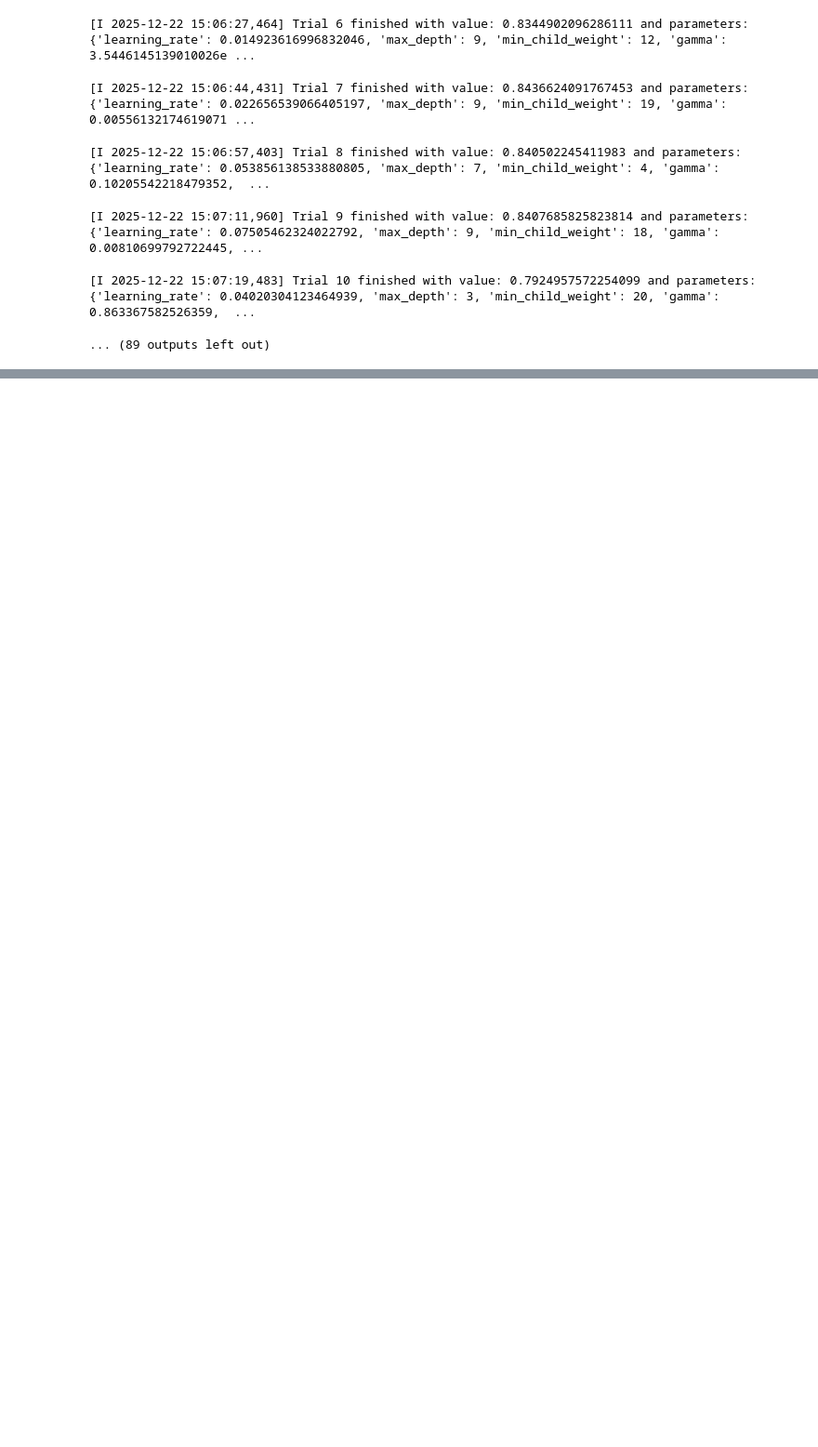
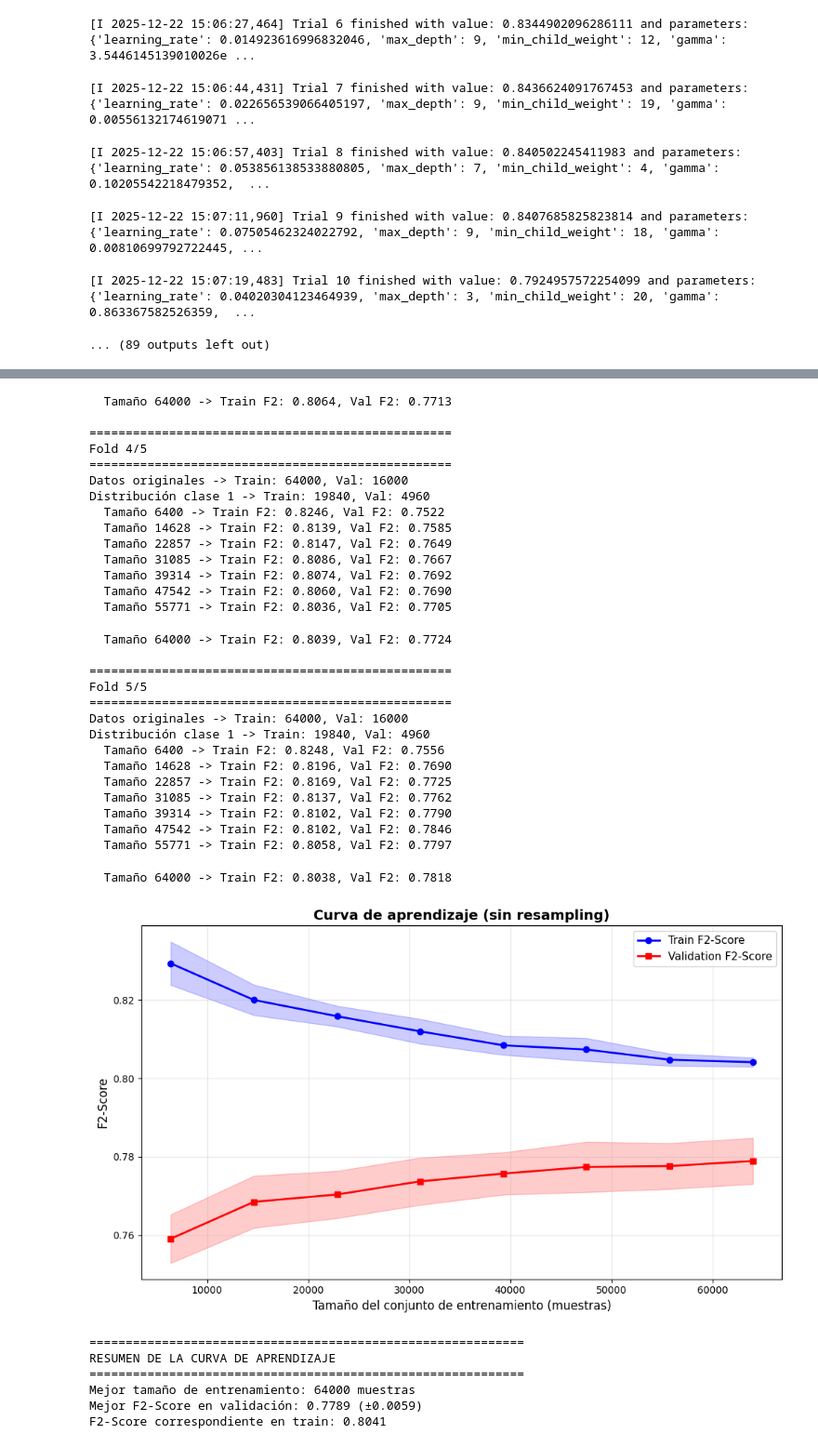
Before and after one commit to HadrianC-hub/Machine-Learning-Project, a Jupyter notebook: src/probl1_xgboost.ipynb, the cells around one changed output, grey strips where cells are left out. Shown: that part at 93% size. Saved outputs shown, nothing was run; the diff lists cells and outputs as text; code cells hidden in the pictures; blank space fills up the shorter version.

```diff
--- a/src/probl1_xgboost.ipynb
+++ b/src/probl1_xgboost.ipynb
@@ -80,0 +237,22 @@ study.optimize(lambda trial: objective(trial, X_train, y_train), n_trials=100, s
+# %%
+top_trials = study.trials_dataframe().sort_values("value", ascending=False).head(3)
+
+models_to_combine = []
+for i, (idx, row) in enumerate(top_trials.iterrows()):
+    params = {k.replace('params_', ''): v for k, v in row.items() if k.startswith('params_')}
+
+    m = xgb.XGBClassifier(**params, tree_method="hist")
+    models_to_combine.append((f"model_{i}", m))
+
+ensemble = VotingClassifier(estimators=models_to_combine, voting='soft')
+# %%
+result = learning_curve_with_resampling(
+    estimator=ensemble,
+    X=X_train,
+    y=y_train,
+    train_sizes=np.linspace(0.1, 1.0, 8),
+    cv=5,
+    verbose=True,
+    use_tqdm=True
+)
+# %% [output]
@@ -80,0 +299,36 @@ study.optimize(lambda trial: objective(trial, X_train, y_train), n_trials=100, s
+  Tamaño 64000 -> Train F2: 0.8064, Val F2: 0.7713
+
+==================================================
+Fold 4/5
+==================================================
+Datos originales -> Train: 64000, Val: 16000
+Distribución clase 1 -> Train: 19840, Val: 4960
+  Tamaño 6400 -> Train F2: 0.8246, Val F2: 0.7522
+  Tamaño 14628 -> Train F2: 0.8139, Val F2: 0.7585
+  Tamaño 22857 -> Train F2: 0.8147, Val F2: 0.7649
+  Tamaño 31085 -> Train F2: 0.8086, Val F2: 0.7667
+  Tamaño 39314 -> Train F2: 0.8074, Val F2: 0.7692
+  Tamaño 47542 -> Train F2: 0.8060, Val F2: 0.7690
+  Tamaño 55771 -> Train F2: 0.8036, Val F2: 0.7705
+  Tamaño 64000 -> Train F2: 0.8039, Val F2: 0.7724
+
+==================================================
+Fold 5/5
+==================================================
+Datos originales -> Train: 64000, Val: 16000
+Distribución clase 1 -> Train: 19840, Val: 4960
+  Tamaño 6400 -> Train F2: 0.8248, Val F2: 0.7556
+  Tamaño 14628 -> Train F2: 0.8196, Val F2: 0.7690
+  Tamaño 22857 -> Train F2: 0.8169, Val F2: 0.7725
+  Tamaño 31085 -> Train F2: 0.8137, Val F2: 0.7762
+  Tamaño 39314 -> Train F2: 0.8102, Val F2: 0.7790
+  Tamaño 47542 -> Train F2: 0.8102, Val F2: 0.7846
+  Tamaño 55771 -> Train F2: 0.8058, Val F2: 0.7797
+  Tamaño 64000 -> Train F2: 0.8038, Val F2: 0.7818
+[figure, added]
+============================================================
+RESUMEN DE LA CURVA DE APRENDIZAJE
+============================================================
+Mejor tamaño de entrenamiento: 64000 muestras
+Mejor F2-Score en validación: 0.7789 (±0.0059)
+F2-Score correspondiente en train: 0.8041
```
Also changed, not shown: parts of 10 cells of this notebook.
